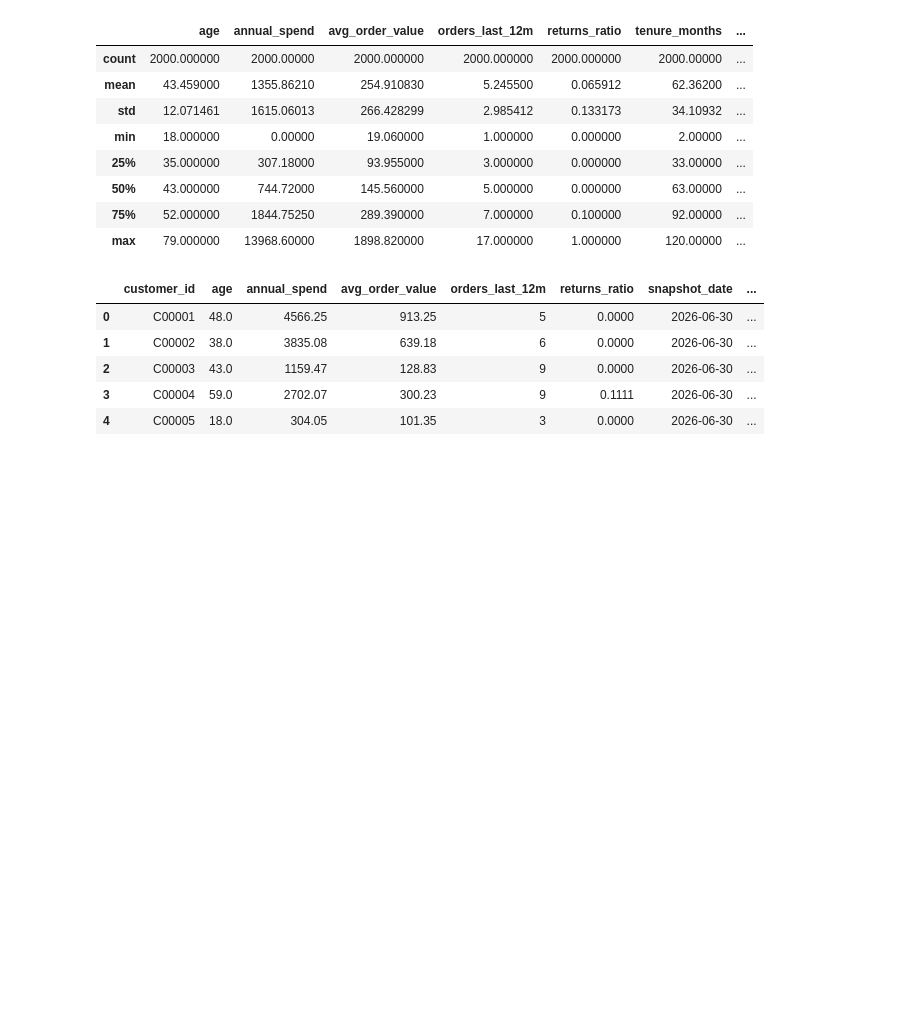
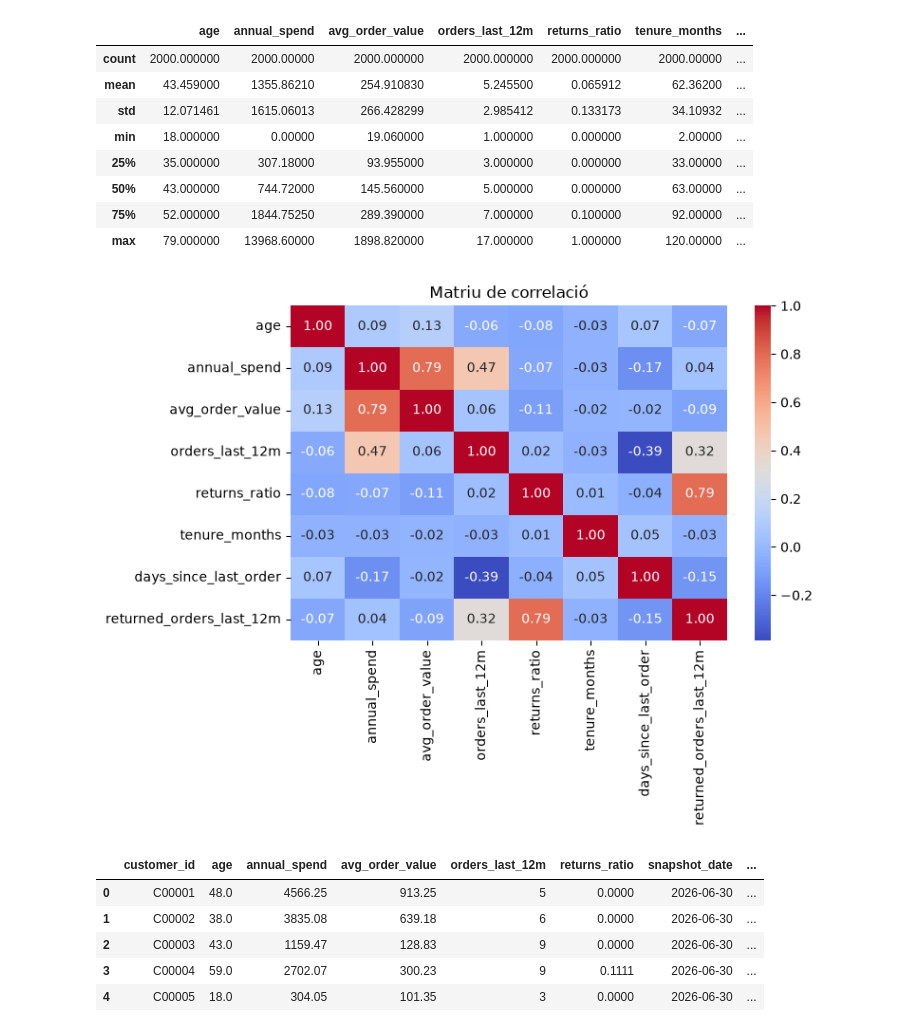
Before and after one commit to JoelFusterBosch/BiciTierraMarket, a Jupyter notebook: customers.ipynb, the cells around one changed output. Cells and saved outputs as stored; diff of their text form; code cells hidden in the pictures; blank space fills up the shorter version.

Commit message:
Matriu de correlació del csv de customers

```diff
--- a/customers.ipynb
+++ b/customers.ipynb
@@ -114,6 +117,20 @@ df.describe()
 | 50% | 43.000000 | 744.72000 | 145.560000 | 5.000000 | 0.000000 | 63.00000 | ... |
 | 75% | 52.000000 | 1844.75250 | 289.390000 | 7.000000 | 0.100000 | 92.00000 | ... |
 | max | 79.000000 | 13968.60000 | 1898.820000 | 17.000000 | 1.000000 | 120.00000 | ... |
+# %%
+# Matriu de correlació
+
+numeric_cols = ["age", "annual_spend", "avg_order_value", "orders_last_12m", "returns_ratio", "tenure_months", "days_since_last_order", "returned_orders_last_12m"]
+
+# Matriu de correlació
+plt.figure(figsize=(8, 6))
+sns.heatmap(df[numeric_cols].corr(), annot=True, cmap="coolwarm", fmt=".2f")
+plt.title("Matriu de correlació")
+plt.tight_layout()
+plt.show()
+plt.close()
+# %% [output]
+[figure, added]
 # %%
 # Separar els camps de "str" amb columnes categòriques: True, False
 
```
Also changed, not shown: parts of 1 cell of this notebook.
